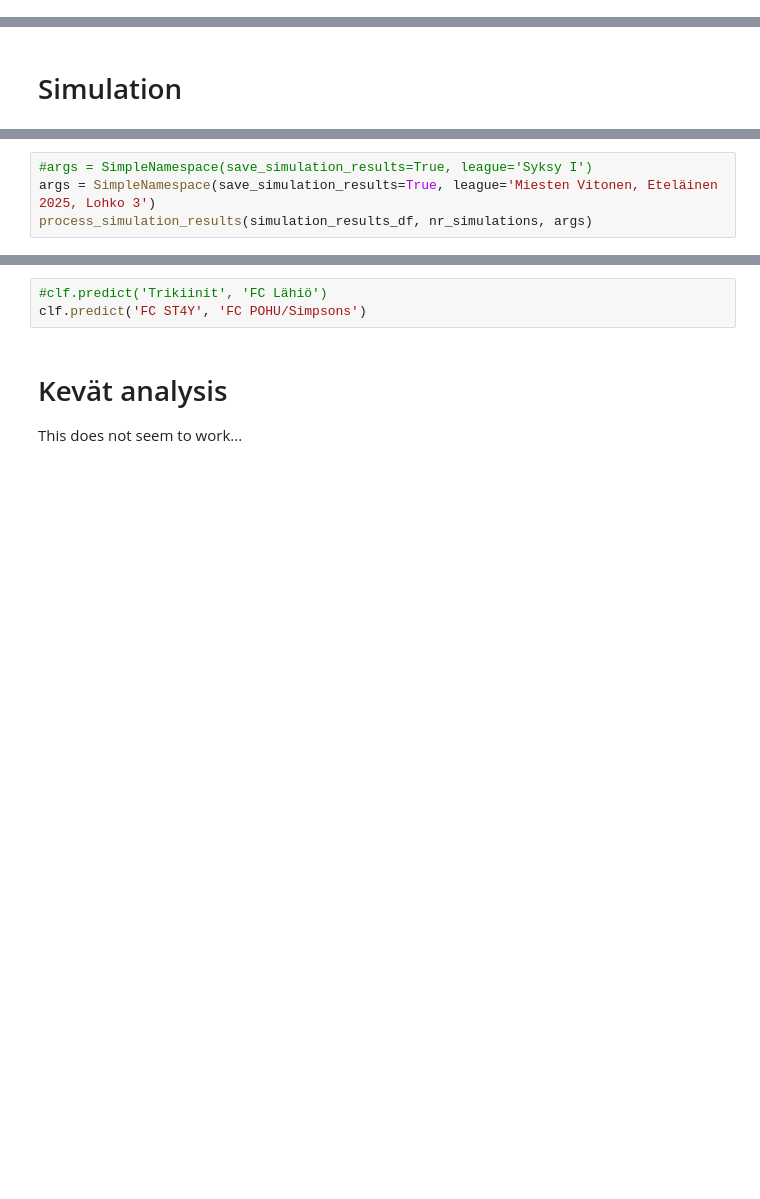
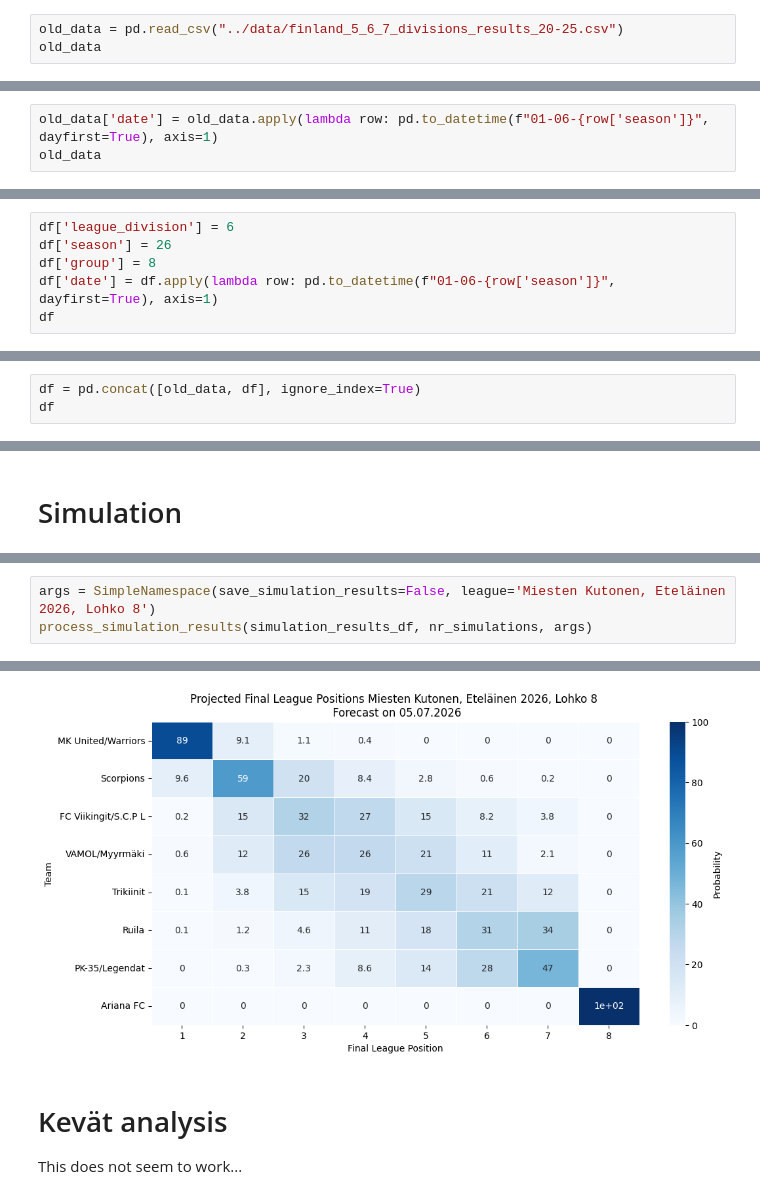
Before and after one commit to jaksticks/match_prediction, a Jupyter notebook: notebooks/palloliitto_scrape.ipynb, the cells around one changed output, grey strips where cells are left out. Saved outputs shown, nothing was run; the diff lists cells and outputs as text; blank space fills up the shorter version.

```diff
--- a/notebooks/palloliitto_scrape.ipynb
+++ b/notebooks/palloliitto_scrape.ipynb
@@ -169,0 +213,3 @@ table
+# %%
+old_data = pd.read_csv("../data/finland_5_6_7_divisions_results_20-25.csv")
+old_data
@@ -169,0 +230,3 @@ table
+# %%
+old_data['date'] = old_data.apply(lambda row: pd.to_datetime(f"01-06-{row['season']}", dayfirst=True), axis=1)
+old_data
@@ -169,0 +247,6 @@ table
+# %%
+df['league_division'] = 6
+df['season'] = 26
+df['group'] = 8
+df['date'] = df.apply(lambda row: pd.to_datetime(f"01-06-{row['season']}", dayfirst=True), axis=1)
+df
@@ -169,0 +271,3 @@ table
+# %%
+df = pd.concat([old_data, df], ignore_index=True)
+df
@@ -344,4 +470,4 @@ simulation_results_df = simulate_league(clf, table, fixtures, nr_simulations)
 # %%
-#args = SimpleNamespace(save_simulation_results=True, league='Syksy I')
-args = SimpleNamespace(save_simulation_results=True, league='Miesten Vitonen, Eteläinen 2025, Lohko 3')
+args = SimpleNamespace(save_simulation_results=False, league='Miesten Kutonen, Eteläinen 2026, Lohko 8')
 process_simulation_results(simulation_results_df, nr_simulations, args)
+# %% [output]
@@ -348,6 +475,4 @@ process_simulation_results(simulation_results_df, nr_simulations, args)
+[figure, added]
-# %%
-#clf.predict('Trikiinit', 'FC Lähiö')
-clf.predict('FC ST4Y', 'FC POHU/Simpsons')
 # %% [markdown]
 # Kevät analysis
 
```
Also changed, not shown: parts of 19 cells of this notebook, 7 other files.
